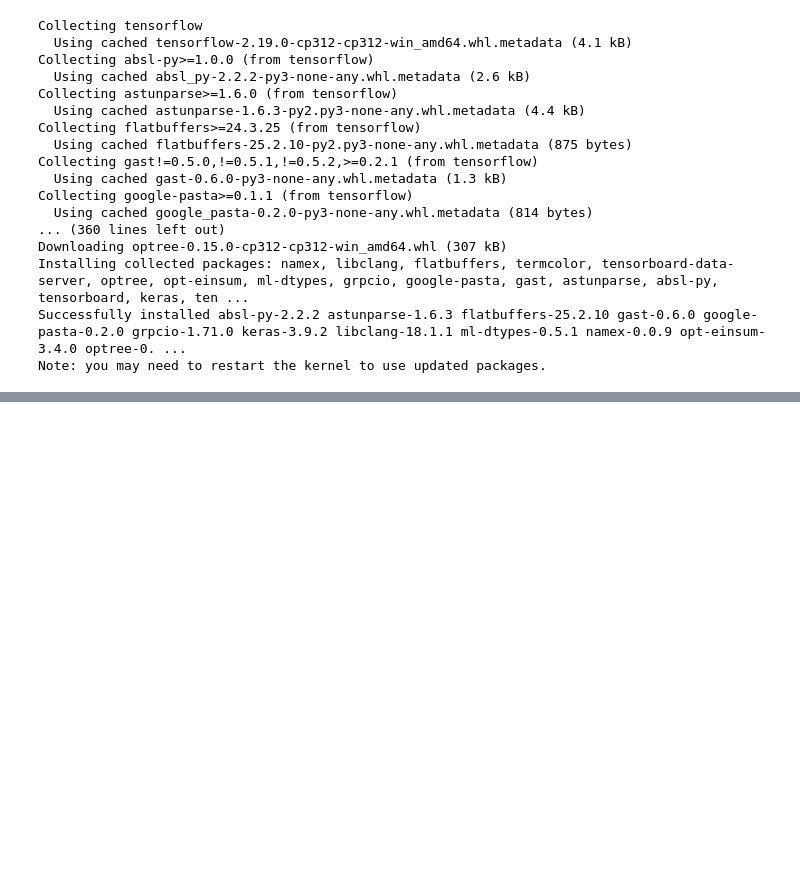
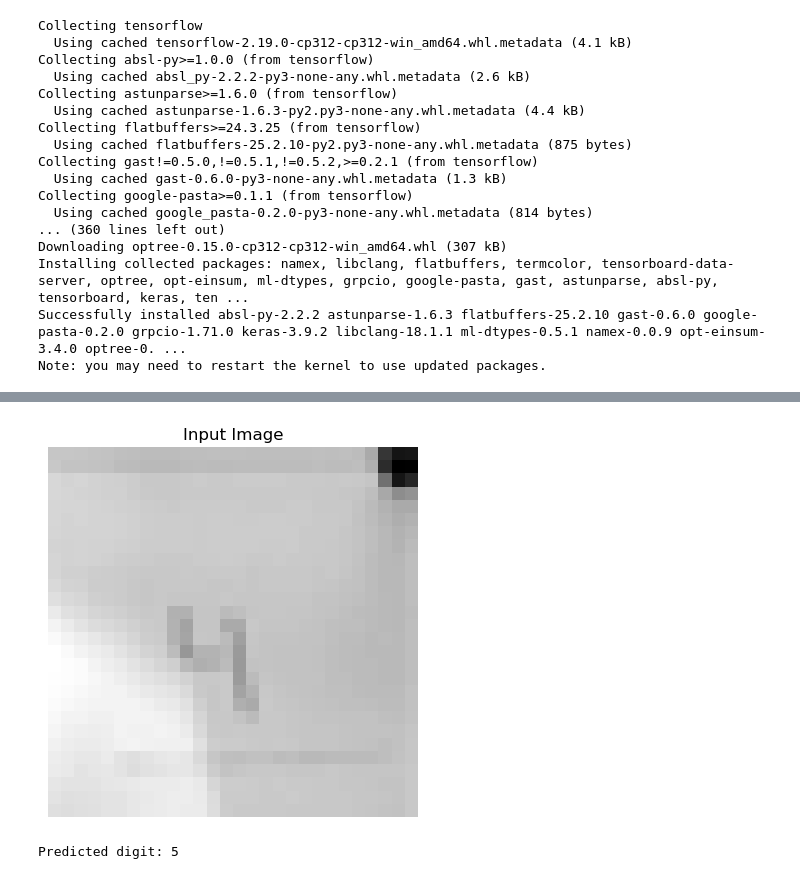
Before and after one commit to meli20002/classification_with_nn, a Jupyter notebook: keras_NN.ipynb, the cells around one changed output, grey strips where cells are left out. Saved outputs shown, nothing was run; the diff lists cells and outputs as text; code cells hidden in the pictures; blank space fills up the shorter version.

```diff
--- a/keras_NN.ipynb
+++ b/keras_NN.ipynb
@@ -42,0 +107,48 @@ model=models.Sequential(
+# %%
+from PIL import Image
+import numpy as np
+import matplotlib.pyplot as plt
+from tensorflow.keras.preprocessing.image import load_img, img_to_array
+
+def preprocess_image(path):
+    # Open and convert the image to grayscale
+    img = Image.open(path).convert('L')
+
+    # Resize to 28x28
+    img = img.resize((28, 28))
+
+    # Convert to numpy array
+    img_array = np.array(img)
+
+    # Display the image
+    plt.imshow(img_array, cmap='gray')
+    plt.title("Input Image")
+    plt.axis("off")
+    plt.show()
+
+    # Invert colors if the image is too bright
+    if img_array.mean() > 127:
+        img_array = 255 - img_array
+
+    # Normalize pixel values
+    img_array = img_array / 255.0
+
+    # Reshape to match model input (remove channel dimension)
+    img_array = img_array.reshape(1, 28, 28)
+
+    return img_array
+
+# Path to the image
+img_path = 'images/im3.jpeg'
+
+# Preprocess the image
+img_array = preprocess_image(img_path)
+
+# Predict the digit
+predict = model.predict(img_array, verbose=0)
+
+# Print the predicted digit
+print(f"Predicted digit: {np.argmax(predict)}")
+# %% [output]
+[figure, added]
+Predicted digit: 5
```
Also changed, not shown: parts of 9 cells of this notebook, 25 other files.
